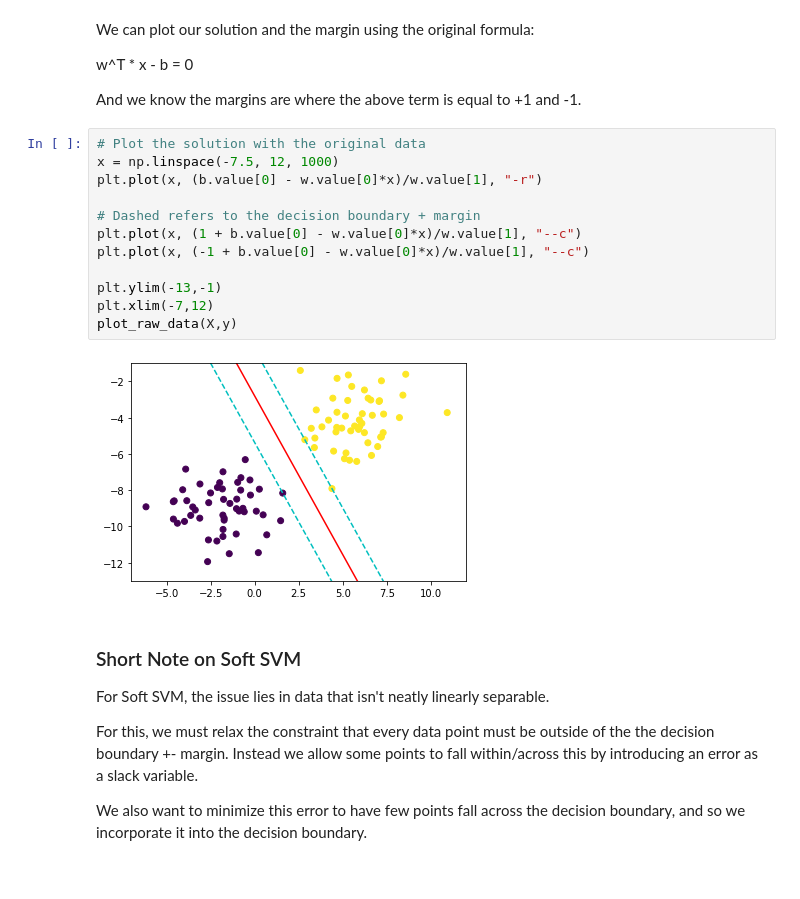
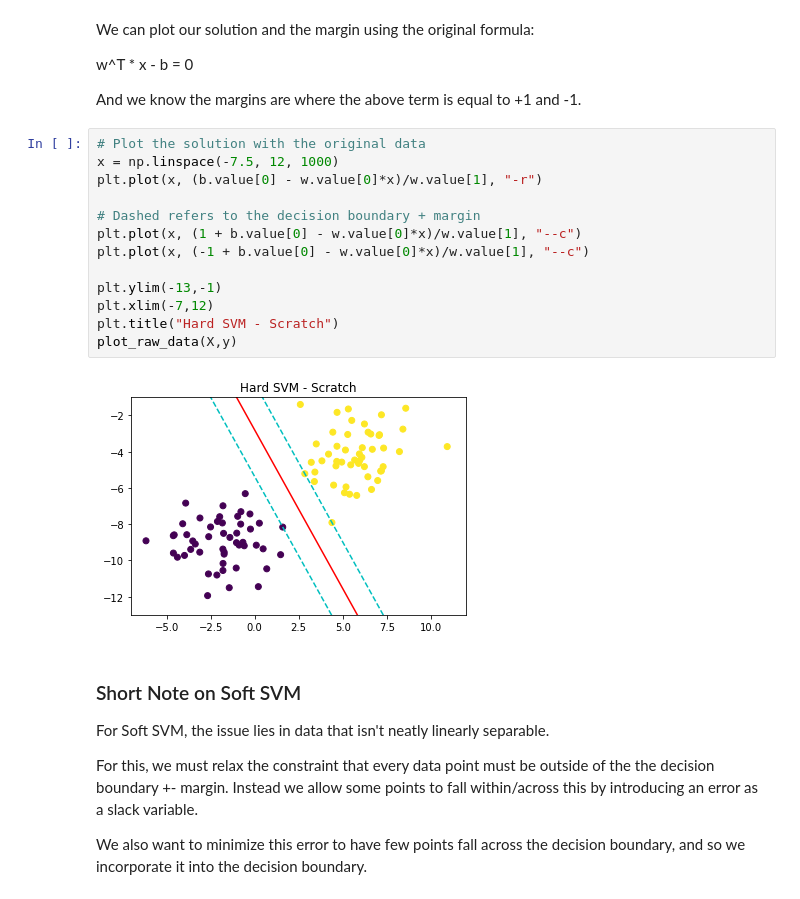
Before and after one commit to vxkr/mofrad_project, a Jupyter notebook: Methods/Classification/SVM_scratch.ipynb, the cells around one changed output. Cells and saved outputs as stored; diff of their text form.

```diff
--- a/Methods/Classification/SVM_scratch.ipynb
+++ b/Methods/Classification/SVM_scratch.ipynb
@@ -101,17 +101,18 @@ And we know the margins are where the above term is equal to +1 and -1.
 # %%
 # Plot the solution with the original data
 x = np.linspace(-7.5, 12, 1000)
 plt.plot(x, (b.value[0] - w.value[0]*x)/w.value[1], "-r")
 
 # Dashed refers to the decision boundary + margin
 plt.plot(x, (1 + b.value[0] - w.value[0]*x)/w.value[1], "--c")
 plt.plot(x, (-1 + b.value[0] - w.value[0]*x)/w.value[1], "--c")
 
 plt.ylim(-13,-1)
 plt.xlim(-7,12)
+plt.title("Hard SVM - Scratch")
 plot_raw_data(X,y)
 # %% [output]
-[figure, old version]
+[figure, new version]
 # %% [markdown]
 ### Short Note on Soft SVM
 
```
Also changed, not shown: parts of 2 cells of this notebook.
